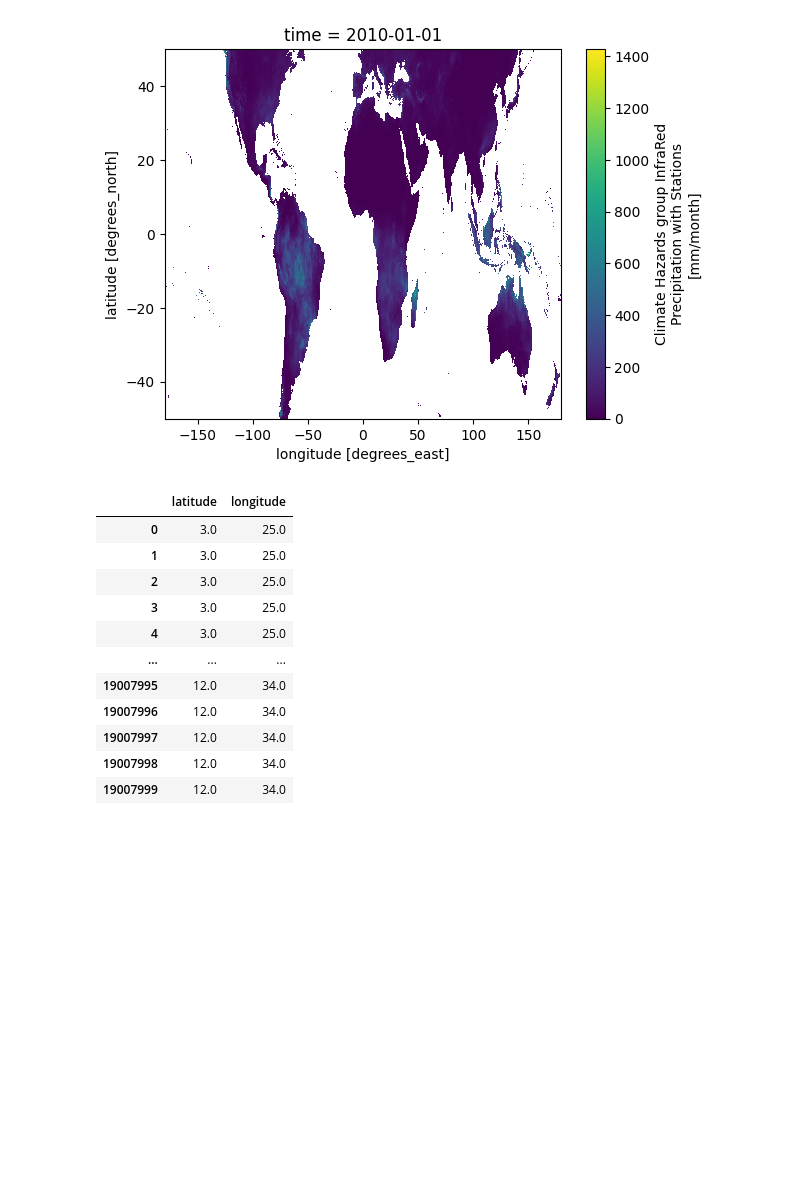
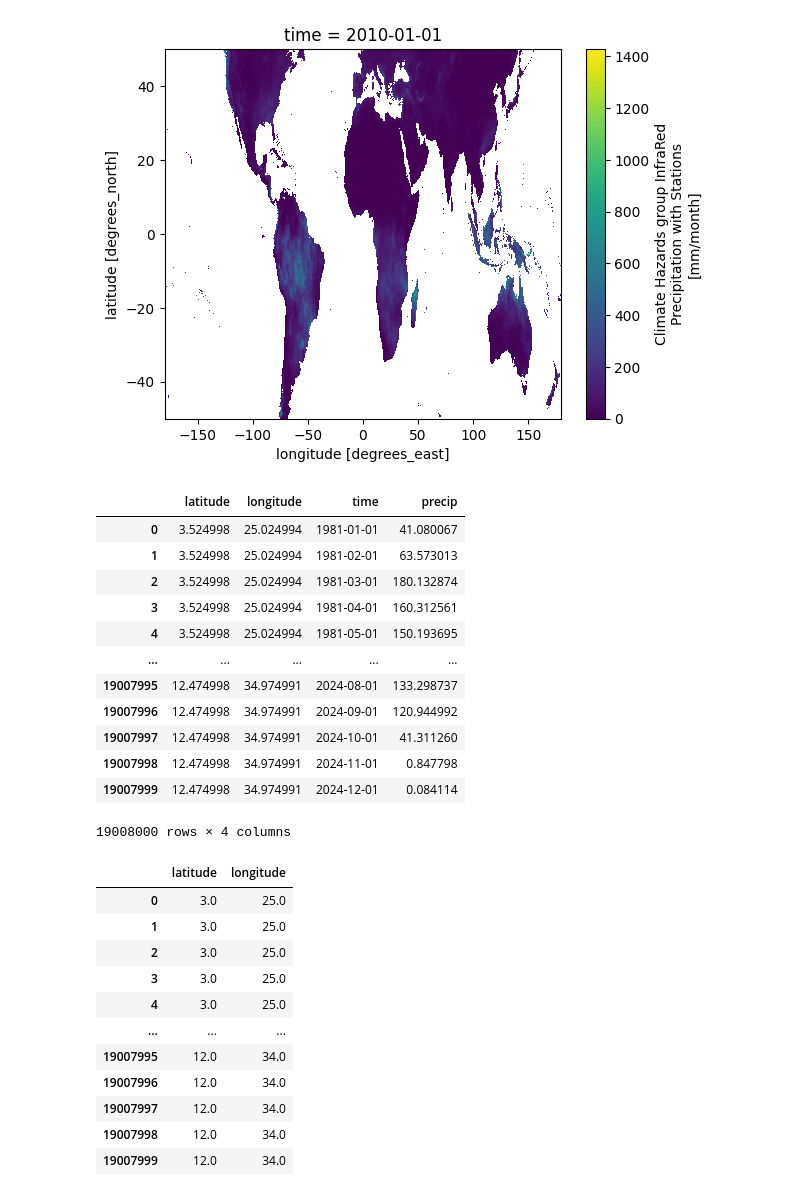
Before and after one commit to yatli24/CHC, a Jupyter notebook: Figure 3.ipynb, the cells around one changed output. Saved outputs shown, nothing was run; the diff lists cells and outputs as text; code cells hidden in the pictures; blank space fills up the shorter version.

```diff
--- a/Figure 3.ipynb
+++ b/Figure 3.ipynb
@@ -94,6 +103,22 @@ chirps.sel(time='2010-01')['precip'].plot()
 #South Sudan
 chirps_south_sudan = chirps.sel(latitude=slice(3.5, 12.5), longitude=slice(25, 35))
 chirps_south_sudan_df = chirps_south_sudan.to_dataframe().reset_index()
+# %%
+chirps_south_sudan_df
+# %% [output]
+|  | latitude | longitude | time | precip |
+| 0 | 3.524998 | 25.024994 | 1981-01-01 | 41.080067 |
+| 1 | 3.524998 | 25.024994 | 1981-02-01 | 63.573013 |
+| 2 | 3.524998 | 25.024994 | 1981-03-01 | 180.132874 |
+| 3 | 3.524998 | 25.024994 | 1981-04-01 | 160.312561 |
+| 4 | 3.524998 | 25.024994 | 1981-05-01 | 150.193695 |
+| ... | ... | ... | ... | ... |
+| 19007995 | 12.474998 | 34.974991 | 2024-08-01 | 133.298737 |
+| 19007996 | 12.474998 | 34.974991 | 2024-09-01 | 120.944992 |
+| 19007997 | 12.474998 | 34.974991 | 2024-10-01 | 41.311260 |
+| 19007998 | 12.474998 | 34.974991 | 2024-11-01 | 0.847798 |
+| 19007999 | 12.474998 | 34.974991 | 2024-12-01 | 0.084114 |
+19008000 rows × 4 columns
 # %%
 chirps_south_sudan_df[['latitude', 'longitude']].apply(np.floor)
 # %% [output]
```
Also changed, not shown: parts of 6 cells of this notebook.
